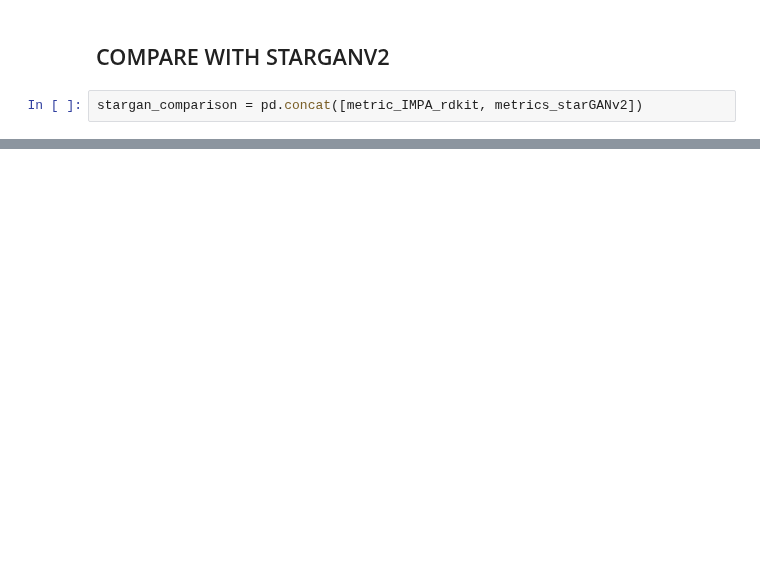
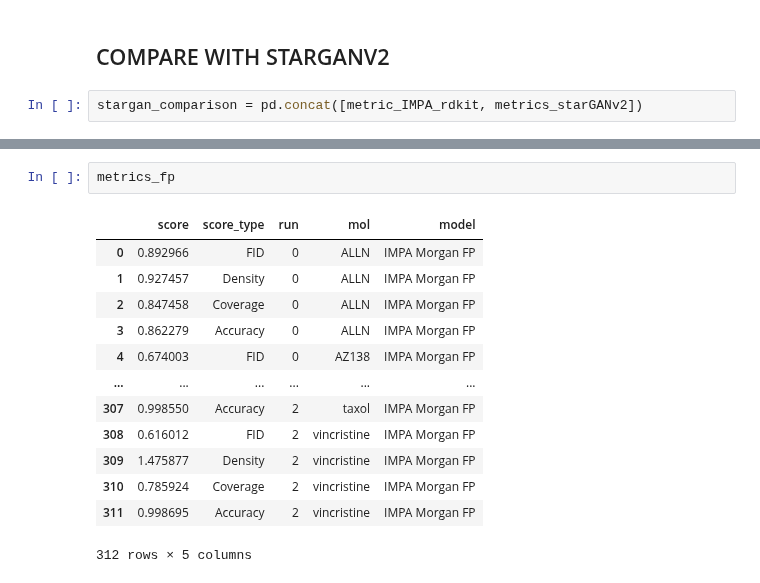
Before and after one commit to theislab/IMPA, a Jupyter notebook: notebooks/cpg0000/corrections_old_paper/plot_improvements.ipynb, the cells around one changed output, grey strips where cells are left out. Drawn from its saved outputs; the diff is of its cells as text; blank space fills up the shorter version.

```diff
--- a/notebooks/cpg0000/corrections_old_paper/plot_improvements.ipynb
+++ b/notebooks/cpg0000/corrections_old_paper/plot_improvements.ipynb
@@ -72,0 +75,16 @@ plot_results(stargan_comparison)
+# %%
+metrics_fp
+# %% [output]
+|  | score | score_type | run | mol | model |
+| 0 | 0.892966 | FID | 0 | ALLN | IMPA Morgan FP |
+| 1 | 0.927457 | Density | 0 | ALLN | IMPA Morgan FP |
+| 2 | 0.847458 | Coverage | 0 | ALLN | IMPA Morgan FP |
+| 3 | 0.862279 | Accuracy | 0 | ALLN | IMPA Morgan FP |
+| 4 | 0.674003 | FID | 0 | AZ138 | IMPA Morgan FP |
+| ... | ... | ... | ... | ... | ... |
+| 307 | 0.998550 | Accuracy | 2 | taxol | IMPA Morgan FP |
+| 308 | 0.616012 | FID | 2 | vincristine | IMPA Morgan FP |
+| 309 | 1.475877 | Density | 2 | vincristine | IMPA Morgan FP |
+| 310 | 0.785924 | Coverage | 2 | vincristine | IMPA Morgan FP |
+| 311 | 0.998695 | Accuracy | 2 | vincristine | IMPA Morgan FP |
+312 rows × 5 columns
```
Also changed, not shown: parts of 3 cells of this notebook, 13 other files.
